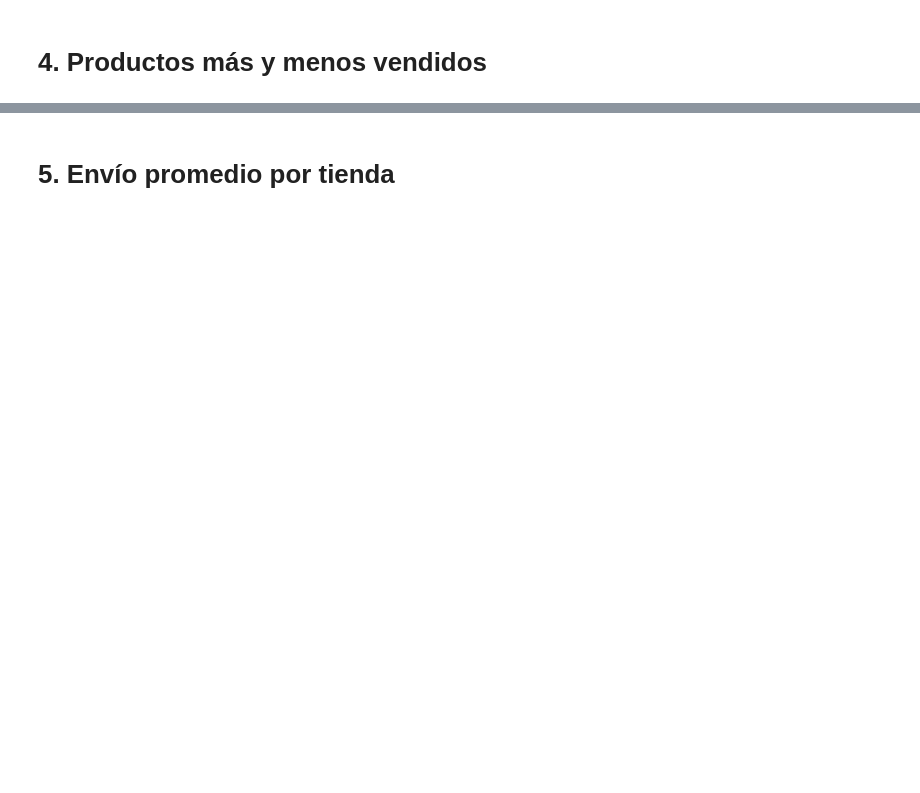
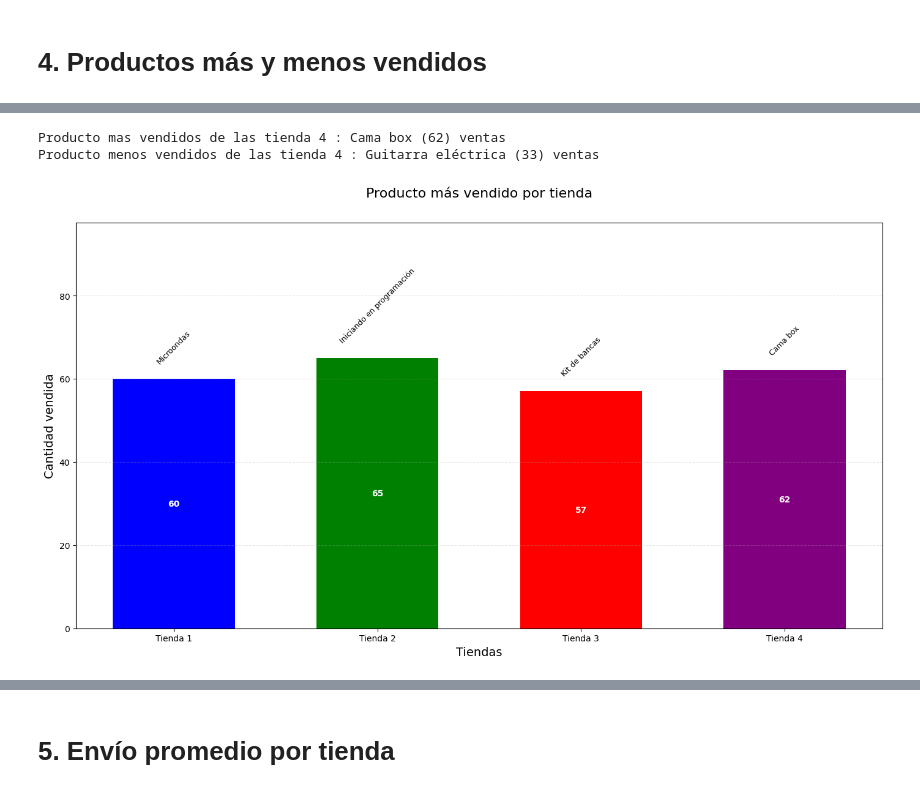
Before and after one commit to Andre-11c/Alura-Store_Latam, a Jupyter notebook: AluraStoreLatam.ipynb, the cells around one changed output, grey strips where cells are left out. Saved outputs shown, nothing was run; the diff lists cells and outputs as text; code cells hidden in the pictures; blank space fills up the shorter version.

```diff
--- a/AluraStoreLatam.ipynb
+++ b/AluraStoreLatam.ipynb
@@ -331,0 +459,59 @@ Calificación promedio tienda 4: 4.00
+# %%
+#Para la tienda 4:
+conteo_productos_t4={}
+for producto in tienda4["Producto"]:
+    if producto in conteo_productos_t4:
+        conteo_productos_t4[producto]+=1
+    else:
+        conteo_productos_t4[producto]=1
+#Encontrar el producto más vendido y menos vendido
+mas_vendido_t4=None
+menos_vendido_t4=None
+max_cantidad_t4=-1
+min_cantidad_t4=float('inf')
+for producto, cantidad in conteo_productos_t4.items():
+    if cantidad>max_cantidad_t4:
+        max_cantidad_t4=cantidad
+        mas_vendido_t4=producto
+    if cantidad<min_cantidad_t4:
+        min_cantidad_t4=cantidad
+        menos_vendido_t4=producto
+print(f"Producto mas vendidos de las tienda 4 : {mas_vendido_t4} ({max_cantidad_t4}) ventas")
+print(f"Producto menos vendidos de las tienda 4 : {menos_vendido_t4} ({min_cantidad_t4}) ventas")
+# %% [output]
+Producto mas vendidos de las tienda 4 : Cama box (62) ventas
+Producto menos vendidos de las tienda 4 : Guitarra eléctrica (33) ventas
+# %%
+# Gráfico comparativo de productos más vendidos entre todas las tiendas
+plt.figure(figsize=(14, 8))  # Cambiar tamaño vertical (reducido)
+
+# Datos de las tiendas
+tiendas = ['Tienda 1', 'Tienda 2', 'Tienda 3', 'Tienda 4']
+productos_mas_vendidos = [mas_vendido, mas_vendido_t2, mas_vendido_t3, mas_vendido_t4]
+cantidades_mas_vendidos = [max_cantidad, max_cantidad_t2, max_cantidad_t3, max_cantidad_t4]
+
+# Crear barras
+bars = plt.bar(tiendas, cantidades_mas_vendidos, color=['blue', 'green', 'red', 'purple'],
+              width=0.6)  # Barras más delgadas
+
+# Configurar límites del eje Y para que las barras parezcan más pequeñas
+max_value = max(cantidades_mas_vendidos)
+plt.ylim(0, max_value * 1.5)  # Aumentar el límite superior del eje Y
+
+# Añadir etiquetas y título
+plt.title('Producto más vendido por tienda', fontsize=16, pad=30)  # Más padding al título
+plt.xlabel('Tiendas', fontsize=14)
+plt.ylabel('Cantidad vendida', fontsize=14)
+plt.grid(axis='y', linestyle='--', alpha=0.3)
+
+# Mostrar nombres de productos sobre las barras (ajustado)
+for i, bar in enumerate(bars):
+    plt.text(i, bar.get_height() + (max_value * 0.05), productos_mas_vendidos[i],
+             ha='center', va='bottom', rotation=45, fontsize=9)  # Ajustar posición relativa
+    plt.text(i, bar.get_height()/2, cantidades_mas_vendidos[i],
+             ha='center', va='center', color='white', fontweight='bold')
+
+plt.tight_layout()
+plt.show()
+# %% [output]
+[figure, added]
```
Also changed, not shown: parts of 12 cells of this notebook.
